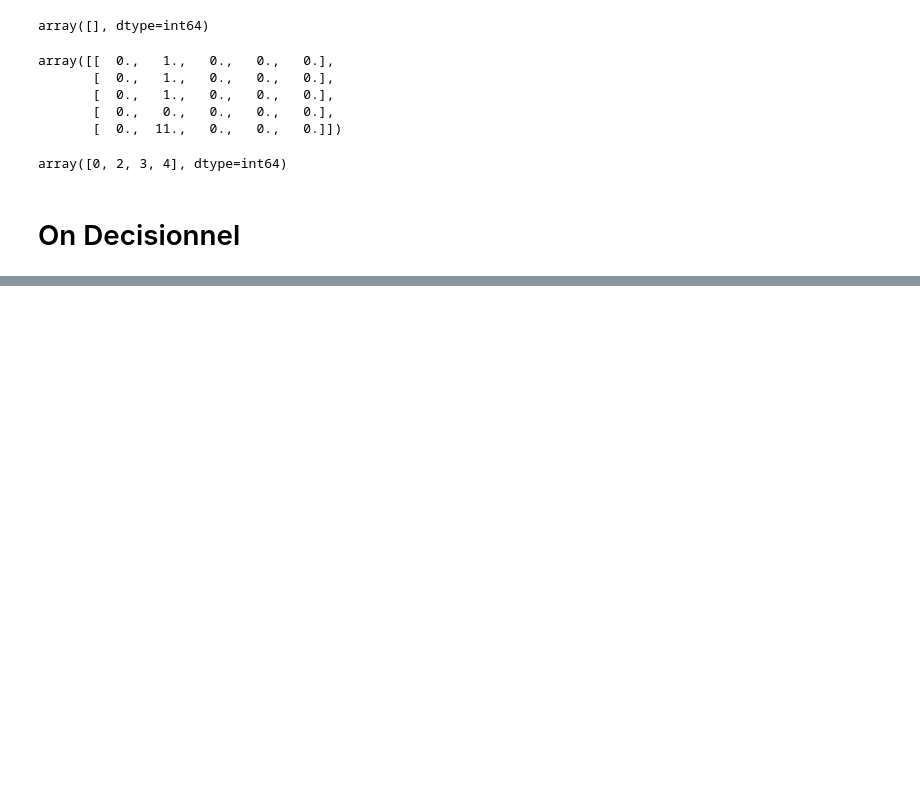
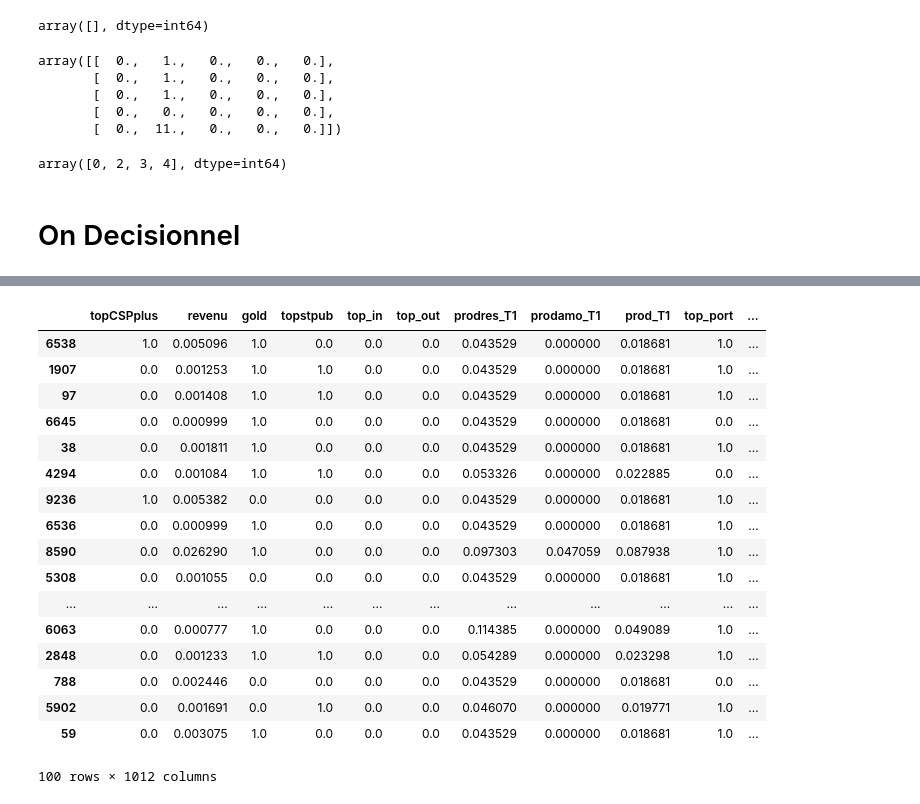
Before and after one commit to tvayer/outlierdetection, a Jupyter notebook: PCA/robust_pca.ipynb, the cells around one changed output, grey strips where cells are left out. Cells and saved outputs as stored; diff of their text form; code cells hidden in the pictures; blank space fills up the shorter version.

```diff
--- a/PCA/robust_pca.ipynb
+++ b/PCA/robust_pca.ipynb
@@ -246,0 +241,21 @@ array([[  0.,   1.,   0.,   0.,   0.],
+# %%
+dg.iloc[rpca.p_outliers(100)]
+# %% [output]
+|  | topCSPplus | revenu | gold | topstpub | top_in | top_out | prodres_T1 | prodamo_T1 | prod_T1 | top_port | ... |
+| 6538 | 1.0 | 0.005096 | 1.0 | 0.0 | 0.0 | 0.0 | 0.043529 | 0.000000 | 0.018681 | 1.0 | ... |
+| 1907 | 0.0 | 0.001253 | 1.0 | 1.0 | 0.0 | 0.0 | 0.043529 | 0.000000 | 0.018681 | 1.0 | ... |
+| 97 | 0.0 | 0.001408 | 1.0 | 1.0 | 0.0 | 0.0 | 0.043529 | 0.000000 | 0.018681 | 1.0 | ... |
+| 6645 | 0.0 | 0.000999 | 1.0 | 0.0 | 0.0 | 0.0 | 0.043529 | 0.000000 | 0.018681 | 0.0 | ... |
+| 38 | 0.0 | 0.001811 | 1.0 | 0.0 | 0.0 | 0.0 | 0.043529 | 0.000000 | 0.018681 | 1.0 | ... |
+| 4294 | 0.0 | 0.001084 | 1.0 | 1.0 | 0.0 | 0.0 | 0.053326 | 0.000000 | 0.022885 | 0.0 | ... |
+| 9236 | 1.0 | 0.005382 | 0.0 | 0.0 | 0.0 | 0.0 | 0.043529 | 0.000000 | 0.018681 | 1.0 | ... |
+| 6536 | 0.0 | 0.000999 | 1.0 | 0.0 | 0.0 | 0.0 | 0.043529 | 0.000000 | 0.018681 | 1.0 | ... |
+| 8590 | 0.0 | 0.026290 | 1.0 | 0.0 | 0.0 | 0.0 | 0.097303 | 0.047059 | 0.087938 | 1.0 | ... |
+| 5308 | 0.0 | 0.001055 | 0.0 | 0.0 | 0.0 | 0.0 | 0.043529 | 0.000000 | 0.018681 | 1.0 | ... |
+| ... | ... | ... | ... | ... | ... | ... | ... | ... | ... | ... | ... |
+| 6063 | 0.0 | 0.000777 | 1.0 | 0.0 | 0.0 | 0.0 | 0.114385 | 0.000000 | 0.049089 | 1.0 | ... |
+| 2848 | 0.0 | 0.001233 | 1.0 | 1.0 | 0.0 | 0.0 | 0.054289 | 0.000000 | 0.023298 | 1.0 | ... |
+| 788 | 0.0 | 0.002446 | 0.0 | 0.0 | 0.0 | 0.0 | 0.043529 | 0.000000 | 0.018681 | 0.0 | ... |
+| 5902 | 0.0 | 0.001691 | 0.0 | 1.0 | 0.0 | 0.0 | 0.046070 | 0.000000 | 0.019771 | 1.0 | ... |
+| 59 | 0.0 | 0.003075 | 1.0 | 0.0 | 0.0 | 0.0 | 0.043529 | 0.000000 | 0.018681 | 1.0 | ... |
+100 rows × 1012 columns
```
Also changed, not shown: parts of 25 cells of this notebook.
